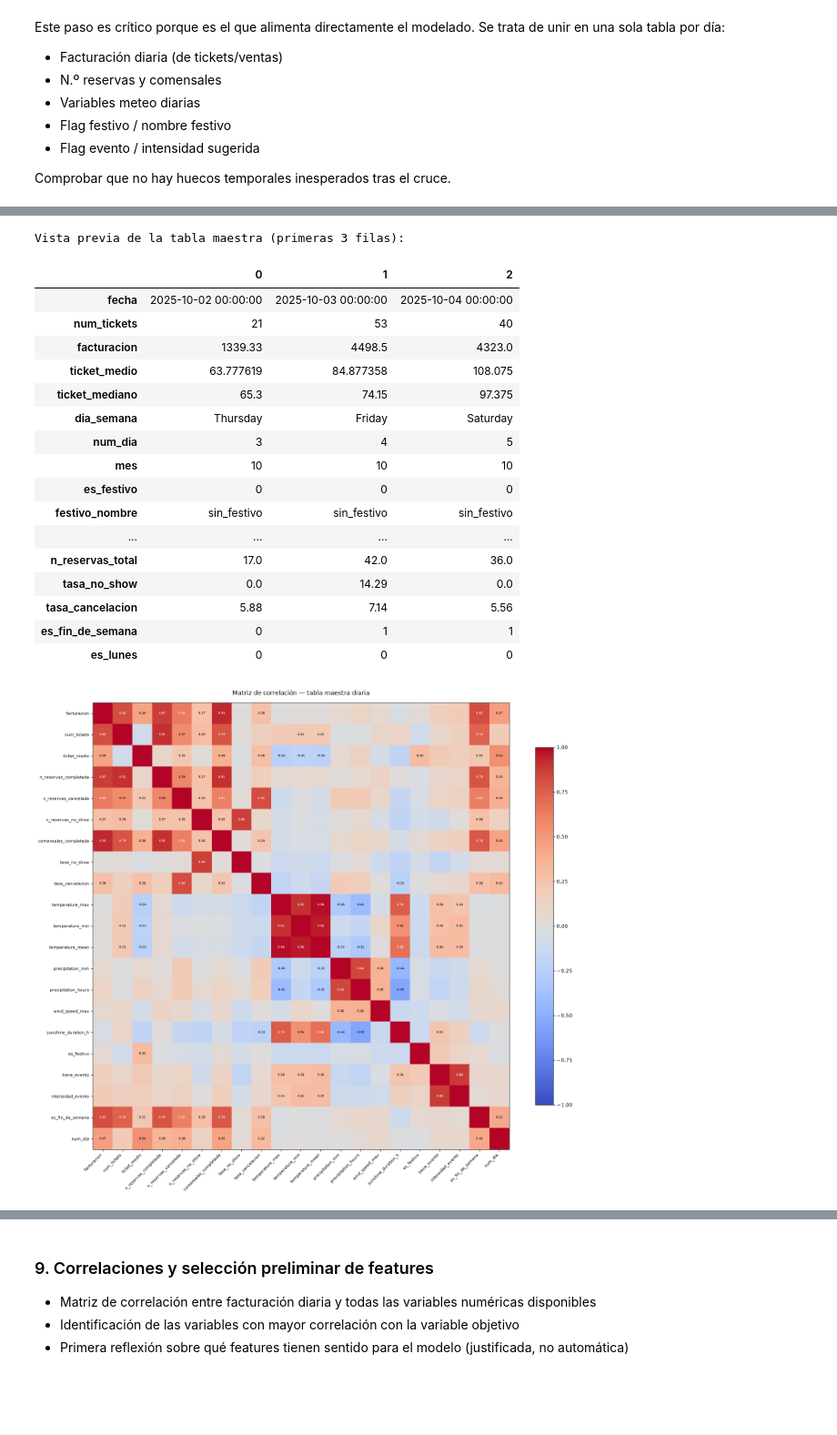
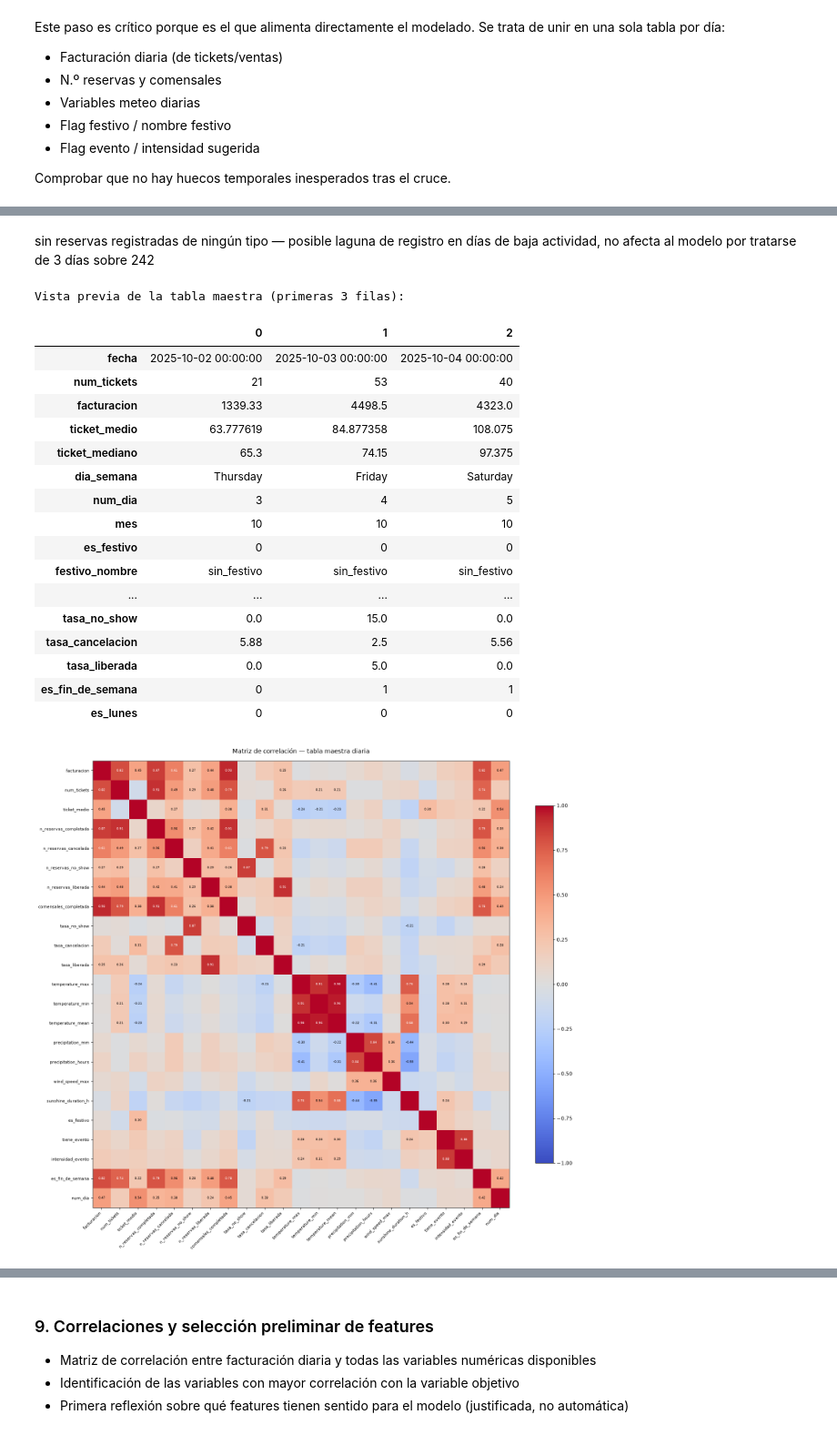
Before and after one commit to Joaquindam/TFM-Hosteleria-AI, a Jupyter notebook: notebooks/03_EDA.ipynb, the cells around one changed output, grey strips where cells are left out. Shown at 91% size. Cells and saved outputs as stored; diff of their text form; code cells hidden in the pictures; blank space fills up the shorter version.

Commit message:
modificaciones en notebooks 02 y 03 sobre reservas

```diff
--- a/notebooks/03_EDA.ipynb
+++ b/notebooks/03_EDA.ipynb
@@ -719,9 +739,7 @@ plt.show()
 # Antelación = reservation_datetime - created_datetime
 # Mide cuántos días antes se hace la reserva respecto al servicio
 
-df_reservas['antelacion_dias'] = (
-    df_reservas['reservation_datetime'] - df_reservas['created_datetime']
-).dt.total_seconds() / 86400
+df_reservas['antelacion_dias'] = df_reservas['antelacion_horas'] / 24
 
 # Descartamos antelaciones negativas (errores de registro) y > 365 días
 antelacion_valida = df_reservas[
@@ -2290,6 +2311,8 @@ df_gold['tasa_no_show']         = (df_gold['n_reservas_no_show'] /
                                    df_gold['n_reservas_total'].replace(0, pd.NA) * 100).round(2)
 df_gold['tasa_cancelacion']     = (df_gold['n_reservas_cancelada'] /
                                    df_gold['n_reservas_total'].replace(0, pd.NA) * 100).round(2)
+df_gold['tasa_liberada']        = (df_gold['n_reservas_liberada'] /
+                                   df_gold['n_reservas_total'].replace(0, pd.NA) * 100).round(2)
 df_gold['es_fin_de_semana']     = df_gold['num_dia'].isin([4, 5]).astype(int)
 df_gold['es_lunes']             = (df_gold['num_dia'] == 0).astype(int)
 
@@ -2383,8 +2409,10 @@ Estadísticas de facturación diaria:
 
 cols_reservas = [
     'n_reservas_cancelada', 'n_reservas_completada', 'n_reservas_no_show',
+    'n_reservas_liberada',
     'comensales_cancelada', 'comensales_completada', 'comensales_no_show',
-    'n_reservas_total', 'tasa_no_show', 'tasa_cancelacion'
+    'comensales_liberada',
+    'n_reservas_total', 'tasa_no_show', 'tasa_cancelacion', 'tasa_liberada'
 ]
 
 # Verificamos qué días son antes de imputar
@@ -2429,3 +2457,5 @@ Name: count, dtype: int64
+# %% [markdown]
+sin reservas registradas de ningún tipo — posible laguna de registro en días de baja actividad, no afecta al modelo por tratarse de 3 días sobre 242
 # %%
 print("Vista previa de la tabla maestra (primeras 3 filas):")
 display(df_gold.head(3).T)
@@ -2443,17 +2473,17 @@ Vista previa de la tabla maestra (primeras 3 filas):
 | es_festivo | 0 | 0 | 0 |
 | festivo_nombre | sin_festivo | sin_festivo | sin_festivo |
 | ... | ... | ... | ... |
-| n_reservas_total | 17.0 | 42.0 | 36.0 |
-| tasa_no_show | 0.0 | 14.29 | 0.0 |
-| tasa_cancelacion | 5.88 | 7.14 | 5.56 |
+| tasa_no_show | 0.0 | 15.0 | 0.0 |
+| tasa_cancelacion | 5.88 | 2.5 | 5.56 |
+| tasa_liberada | 0.0 | 5.0 | 0.0 |
 | es_fin_de_semana | 0 | 1 | 1 |
 | es_lunes | 0 | 0 | 0 |
 # %%
 # Variables numéricas disponibles para el modelo
 vars_numericas = [
     'facturacion', 'num_tickets', 'ticket_medio',
-    'n_reservas_completada', 'n_reservas_cancelada', 'n_reservas_no_show',
-    'comensales_completada', 'tasa_no_show', 'tasa_cancelacion',
+    'n_reservas_completada', 'n_reservas_cancelada', 'n_reservas_no_show', 'n_reservas_liberada',
+    'comensales_completada', 'tasa_no_show', 'tasa_cancelacion', 'tasa_liberada',
     'temperature_max', 'temperature_min', 'temperature_mean',
     'precipitation_mm', 'precipitation_hours',
     'wind_speed_max', 'sunshine_duration_h',
@@ -2461,34 +2491,34 @@ vars_numericas = [
     'es_fin_de_semana', 'num_dia'
 ]
 
 # Matriz de correlación
 corr_matrix = df_gold[vars_numericas].corr().round(2)
 
 fig, ax = plt.subplots(figsize=(16, 14))
 
 im = ax.imshow(corr_matrix.values, cmap='coolwarm', vmin=-1, vmax=1, aspect='auto')
 plt.colorbar(im, ax=ax, shrink=0.8)
 
 ax.set_xticks(range(len(vars_numericas)))
 ax.set_yticks(range(len(vars_numericas)))
 ax.set_xticklabels(vars_numericas, rotation=45, ha='right', fontsize=8)
 ax.set_yticklabels(vars_numericas, fontsize=8)
 
 # Anotaciones numéricas solo en celdas con correlación relevante (|r| > 0.2)
 for i in range(len(vars_numericas)):
     for j in range(len(vars_numericas)):
         val = corr_matrix.values[i, j]
         if abs(val) > 0.2 and i != j:
             ax.text(j, i, f'{val:.2f}',
                     ha='center', va='center', fontsize=6,
                     color='white' if abs(val) > 0.6 else 'black')
 
 ax.set_title('Matriz de correlación — tabla maestra diaria', fontsize=12, pad=15)
 plt.tight_layout()
 plt.savefig(FIGURES_DIR / 'tabla_maestra_correlaciones.png', dpi=150, bbox_inches='tight')
 plt.show()
 # %% [output]
-[figure, old version]
+[figure, new version]
 # %%
 # Guardado en Gold
 ruta_gold = GOLD_DIR / 'tabla_maestra_diaria.parquet'
```
Also changed, not shown: parts of 31 cells of this notebook, 12 other files.
